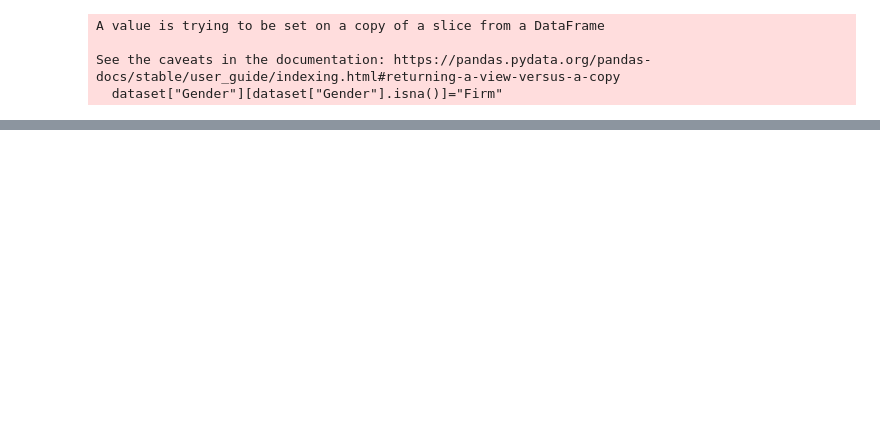
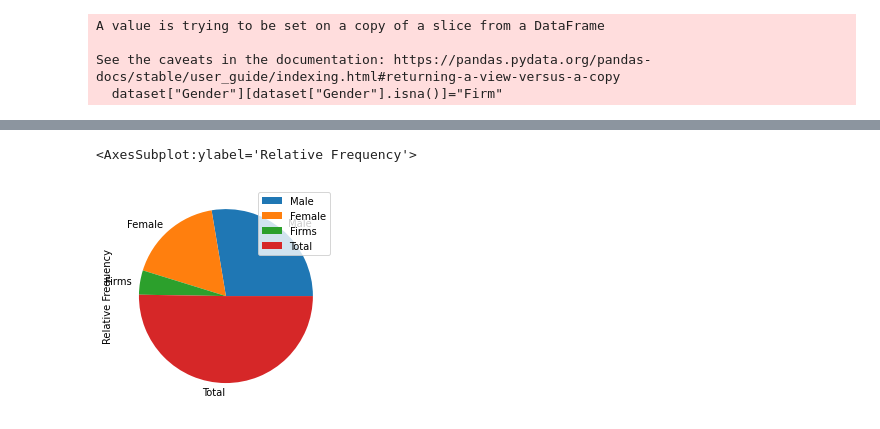
Before and after one commit to Muddass/data-sets, a Jupyter notebook: dataset.ipynb, the cells around one changed output, grey strips where cells are left out. Saved outputs shown, nothing was run; the diff lists cells and outputs as text; code cells hidden in the pictures; blank space fills up the shorter version.

```diff
--- a/dataset.ipynb
+++ b/dataset.ipynb
@@ -145,0 +206,5 @@ Name: Gender, dtype: int64
+# %%
+genderTable.plot(y='Relative Frequency',kind='pie')
+# %% [output]
+<AxesSubplot:ylabel='Relative Frequency'>
+[figure, added]
```
Also changed, not shown: parts of 20 cells of this notebook, 1 other file.
